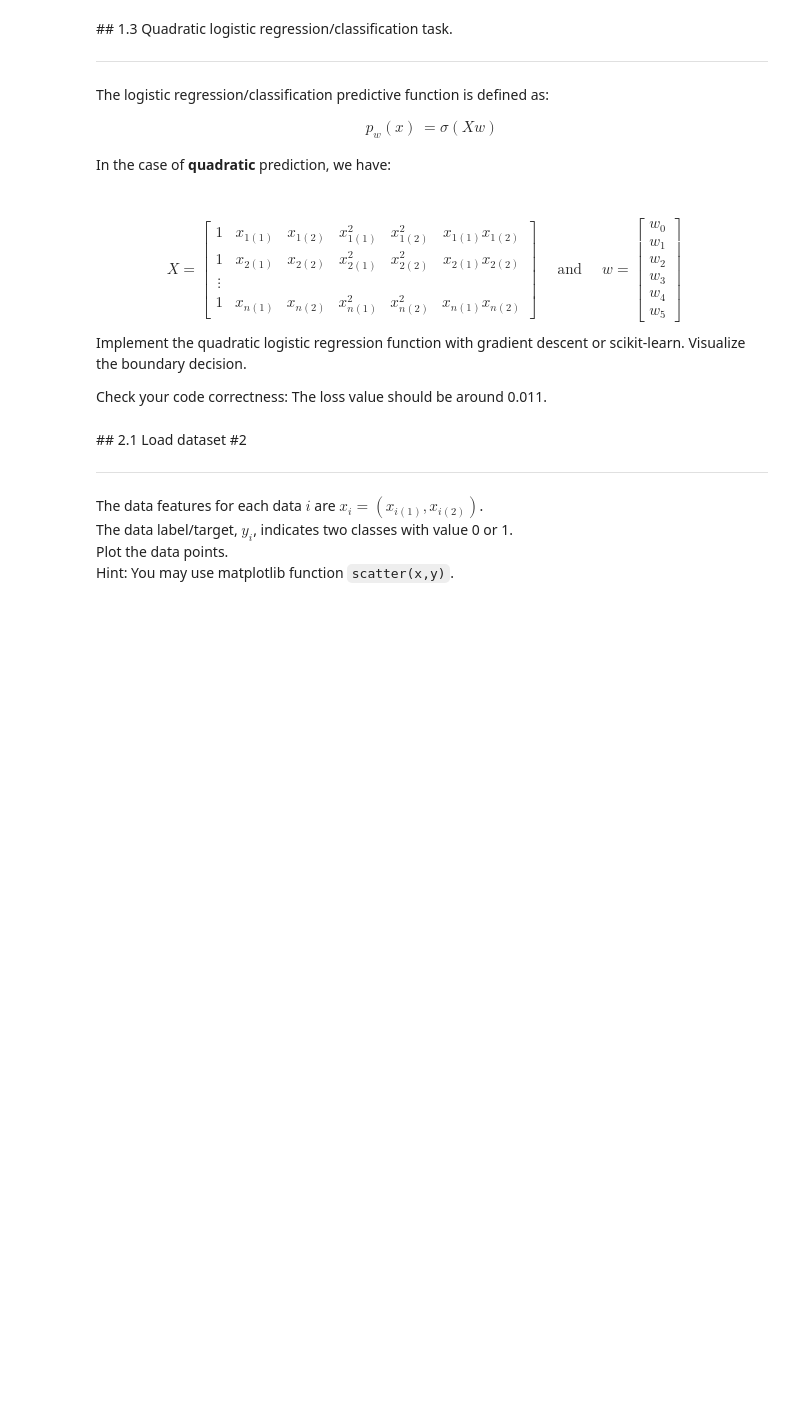
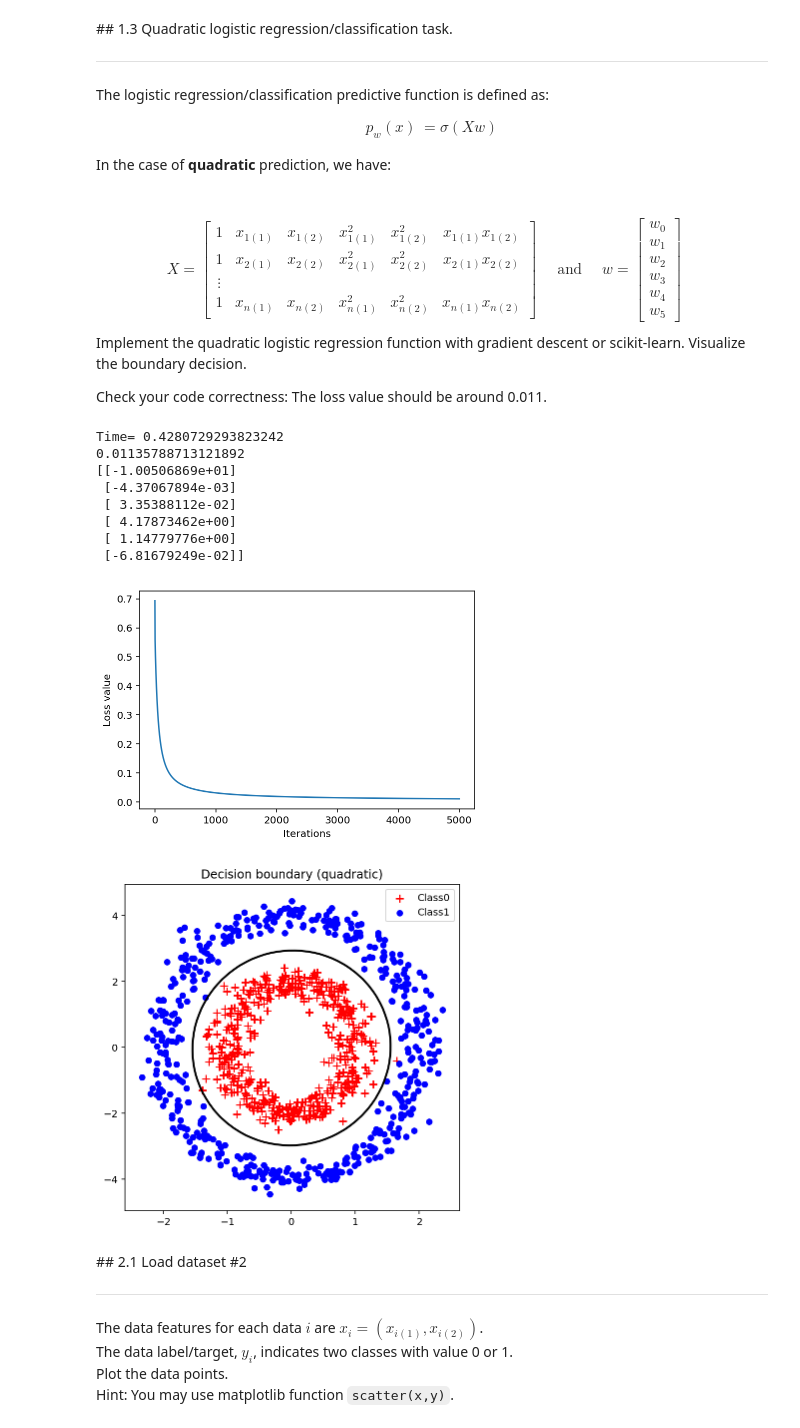
Before and after one commit to xqxqc/CE9010_2018, a Jupyter notebook: tutorials/my_tutorial05.ipynb, the cells around one changed output. Cells and saved outputs as stored; diff of their text form; code cells hidden in the pictures; blank space fills up the shorter version.

```diff
--- a/tutorials/my_tutorial05.ipynb
+++ b/tutorials/my_tutorial05.ipynb
@@ -255,3 +312,65 @@ Check your code correctness: The loss value should be around 0.011. <br>
+# %%
+#x1(1) and x1(2) given, quadratic can be calculated from them
+#YOUR CODE HERE
+
+# construct the data matrix X
+n = data.shape[0]
+X = np.ones([n,6])
+X[:,1:3] = data[:,0:2]
+X[:,3] = data[:,0]**2
+X[:,4] = data[:,1]**2
+X[:,5] = data[:,0]*data[:,1]
+
+# run gradient descent algorithm
+start = time.time()
+w_init = np.array([0,0,0,0,0,0])[:,None]
+tau = 1e-1; max_iter = 5000
+w, L_iters = grad_desc(X,y,w_init,tau,max_iter)
+print('Time=',time.time() - start)
+print(L_iters[-1])
+print(w)
+
+
+# plot
+plt.figure(4)
+plt.plot(np.array(range(max_iter)), L_iters)
+plt.xlabel('Iterations')
+plt.ylabel('Loss value')
+plt.show()
+
+# compute values p(x) for multiple data points x
+x1_min, x1_max = X[:,1].min(), X[:,1].max() # min and max of grade 1
+x2_min, x2_max = X[:,2].min(), X[:,2].max() # min and max of grade 2
+xx1, xx2 = np.meshgrid(np.linspace(x1_min, x1_max), np.linspace(x2_min, x2_max)) # create meshgrid
+X2 = np.ones([np.prod(xx1.shape),6])
+X2[:,1] = xx1.reshape(-1)
+X2[:,2] = xx2.reshape(-1)
+X2[:,3] = xx1.reshape(-1)**2
+X2[:,4] = xx2.reshape(-1)**2
+X2[:,5] = xx1.reshape(-1)*xx2.reshape(-1)
+p = f_pred(X2,w)
+p = p.reshape(xx1.shape)
+
+
+# plot
+plt.figure(4,figsize=(6,6))
+plt.scatter(x1[idx_class0], x2[idx_class0], s=60, c='r', marker='+', label='Class0')
+plt.scatter(x1[idx_class1], x2[idx_class1], s=30, c='b', marker='o', label='Class1')
+plt.contour(xx1, xx2, p, [0.5], linewidths=2, colors='k')
+plt.legend()
+plt.title('Decision boundary (quadratic)')
+plt.show()
+# %% [output]
+Time= 0.4280729293823242
+0.01135788713121892
+[[-1.00506869e+01]
+ [-4.37067894e-03]
+ [ 3.35388112e-02]
+ [ 4.17873462e+00]
+ [ 1.14779776e+00]
+ [-6.81679249e-02]]
+[figure, added]
+[figure, added]
 # %% [markdown]
 ## 2.1 Load dataset #2
 <hr>
```
Also changed, not shown: parts of 15 cells of this notebook, 4 other files.
